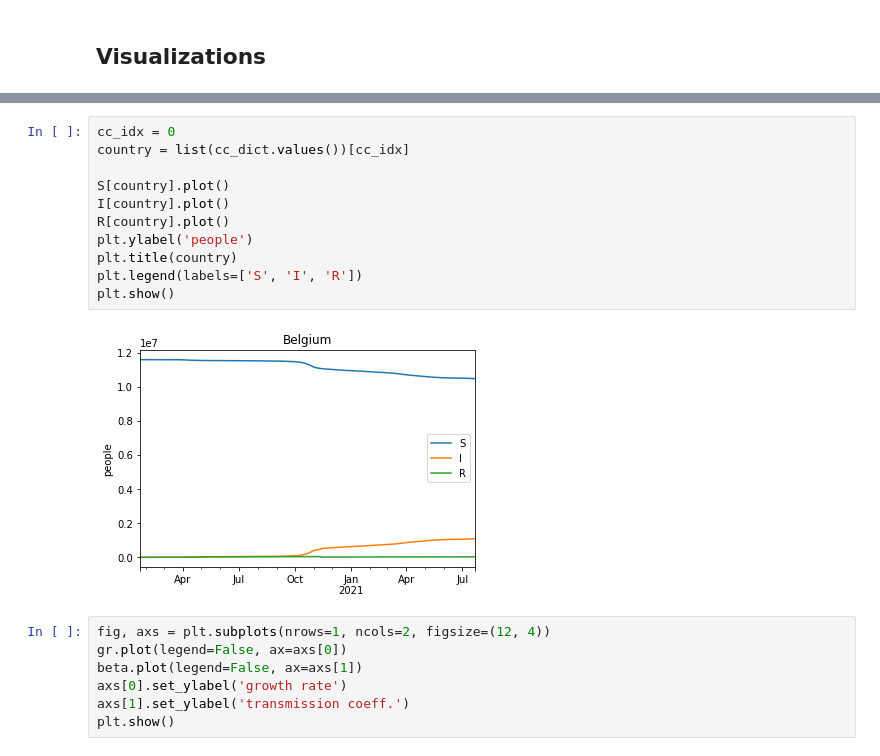
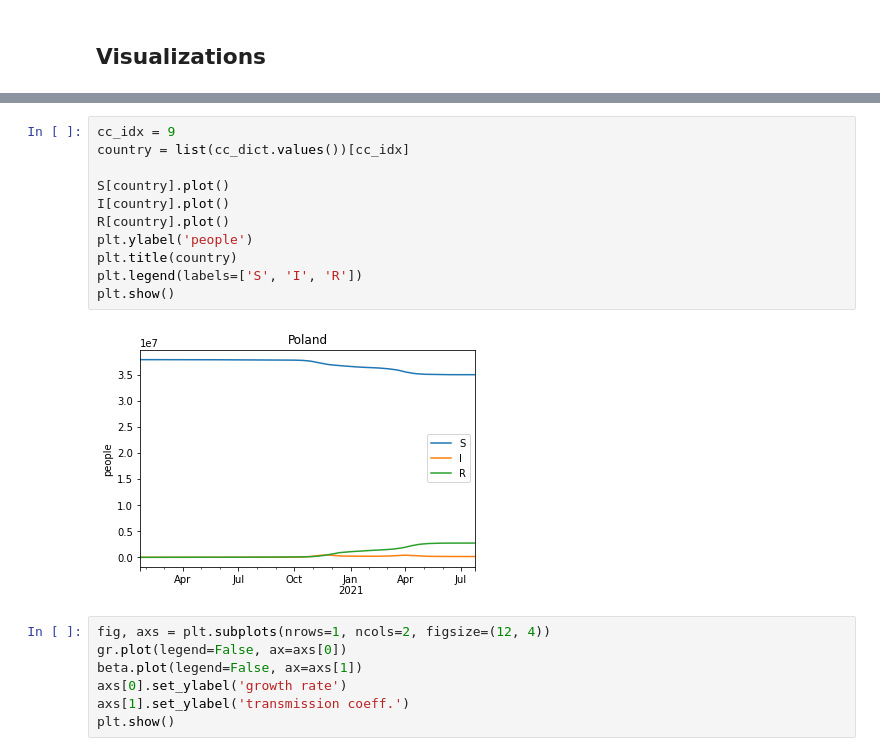
Before and after one commit to alexmadrinanfdez/covid-policy-analysis, a Jupyter notebook: linear-analysis.ipynb, the cells around one changed output, grey strips where cells are left out. Drawn from its saved outputs; the diff is of its cells as text.

```diff
--- a/linear-analysis.ipynb
+++ b/linear-analysis.ipynb
@@ -608,16 +630,16 @@ plt.show()
 # %%
-cc_idx = 0
+cc_idx = 9
 country = list(cc_dict.values())[cc_idx]
 
 S[country].plot()
 I[country].plot()
 R[country].plot()
 plt.ylabel('people')
 plt.title(country)
 plt.legend(labels=['S', 'I', 'R'])
 plt.show()
 # %% [output]
-[figure, old version]
+[figure, new version]
 # %%
 fig, axs = plt.subplots(nrows=1, ncols=2, figsize=(12, 4))
 gr.plot(legend=False, ax=axs[0])
```
Also changed, not shown: parts of 78 cells of this notebook.
